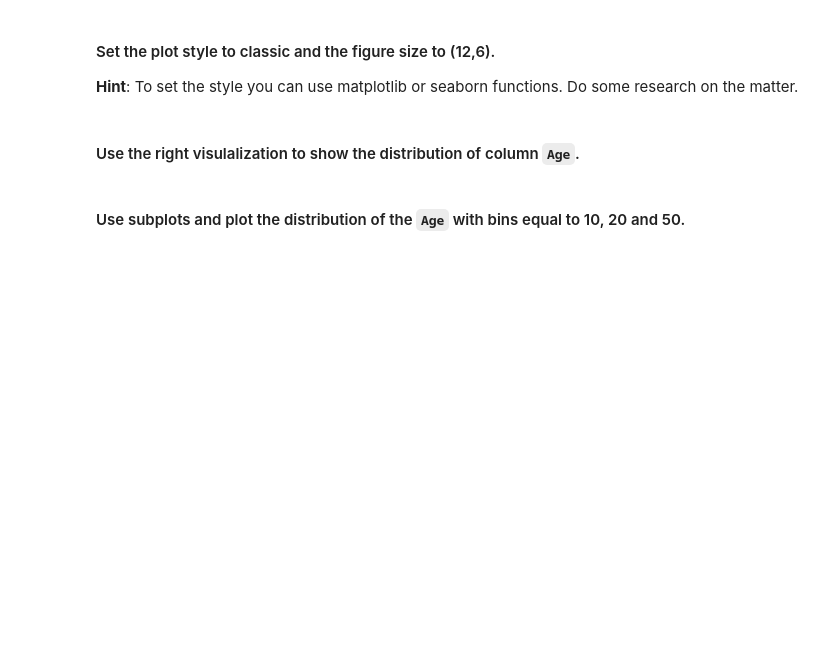
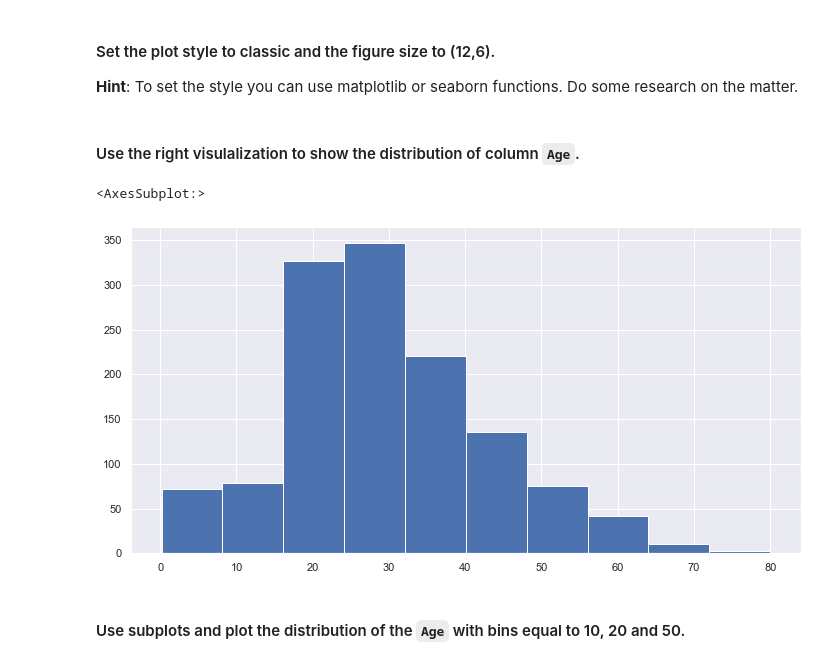
Before and after one commit to Ironhack-Data-BCN-July-2022/lab-matplotlib-seaborn, a Jupyter notebook: your-code/matplotlib.ipynb, the cells around one changed output. Saved outputs shown, nothing was run; the diff lists cells and outputs as text; code cells hidden in the pictures; blank space fills up the shorter version.

```diff
--- a/your-code/matplotlib.ipynb
+++ b/your-code/matplotlib.ipynb
@@ -101,4 +125,4 @@ plt.show()
 * db: `titanic`
 * table: `titanic`
 # %%
-titanic = pd.read_csv('titanic.csv')
+titanic = pd.read_csv('data/titanic.csv')
@@ -165,10 +182,15 @@ titanic.select_dtypes('object')
 **Hint**: To set the style you can use matplotlib or seaborn functions. Do some research on the matter.
 # %%
 # your code here
+plt.rcParams['figure.figsize'] = [12.0, 6.0]
 # %% [markdown]
 #### Use the right visulalization to show the distribution of column `Age`.
 # %%
 # your code here
+titanic['Age'].hist()
+# %% [output]
+<AxesSubplot:>
+[figure, added]
 # %% [markdown]
 #### Use subplots and plot the distribution of the `Age`  with bins equal to 10, 20 and 50.
 # %%
```
Also changed, not shown: parts of 29 cells of this notebook.
